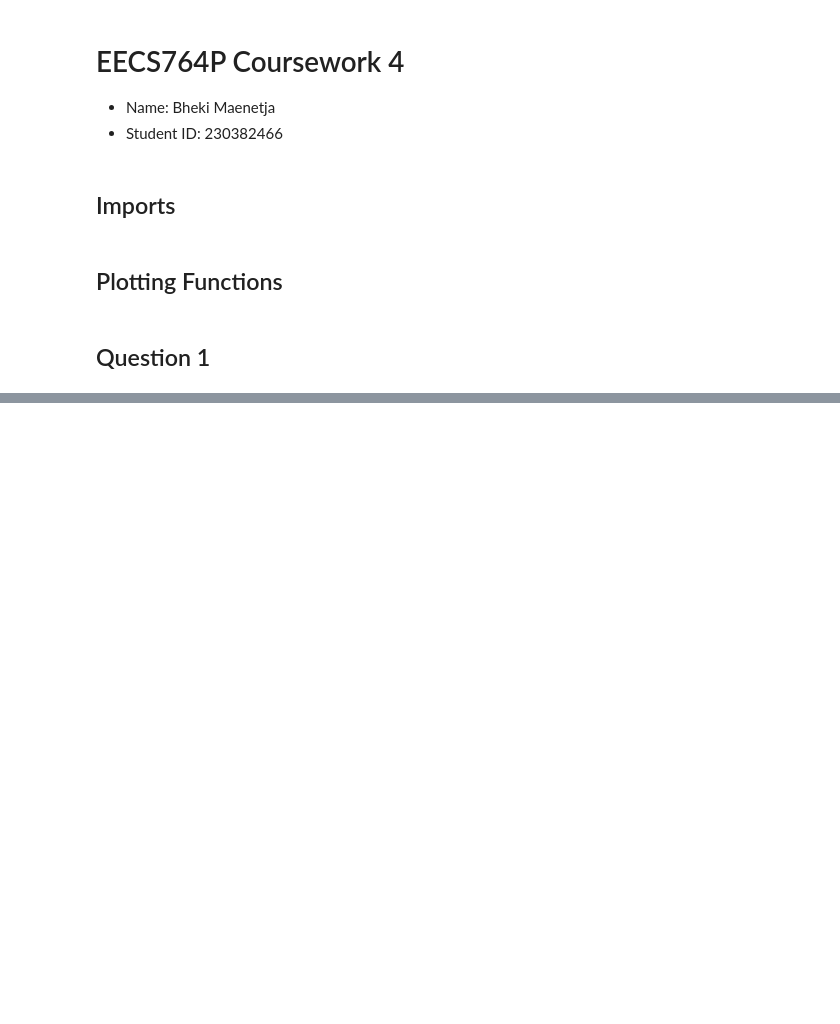
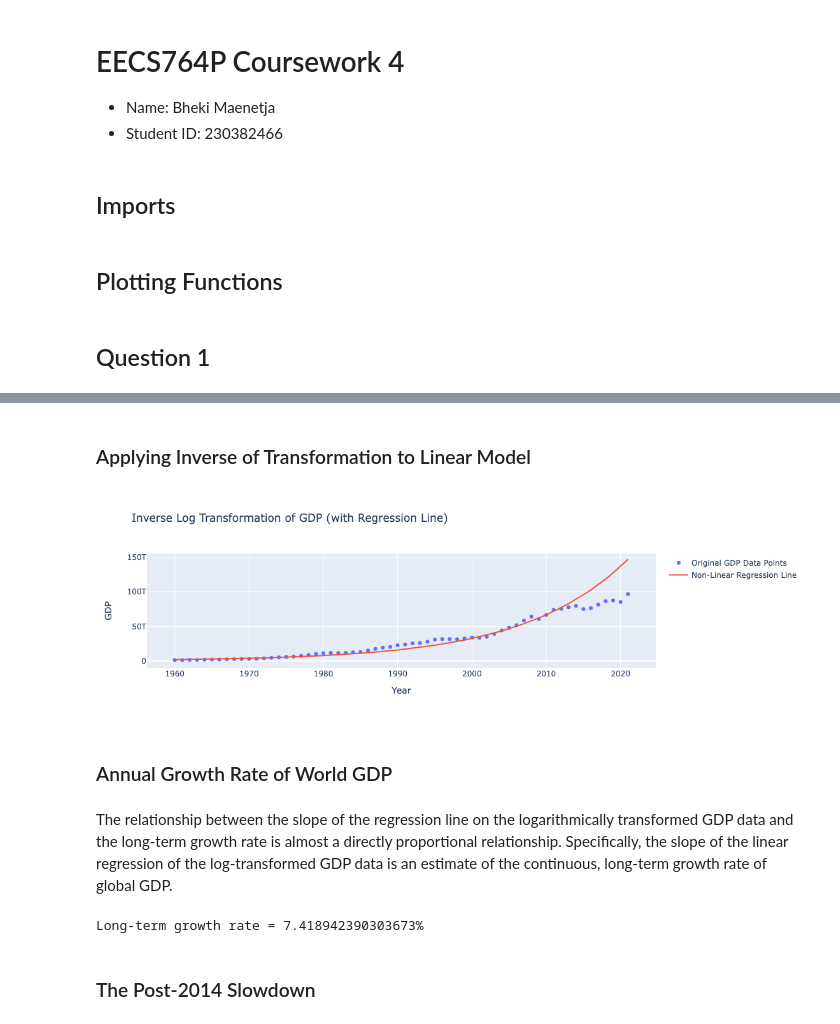
Before and after one commit to mhjp13/small-projects-ai, a Jupyter notebook: qmul/csp764/230382466-Bheki_Maenetja_CW4.ipynb, the cells around one changed output, grey strips where cells are left out. Cells and saved outputs as stored; diff of their text form; code cells hidden in the pictures; blank space fills up the shorter version.

```diff
--- a/qmul/csp764/230382466-Bheki_Maenetja_CW4.ipynb
+++ b/qmul/csp764/230382466-Bheki_Maenetja_CW4.ipynb
@@ -175,0 +235,31 @@ Non-standard ISO country codes: WLD
+# %% [markdown]
+### Applying Inverse of Transformation to Linear Model
+# %%
+# Apply inverse of the log transformation (exponentiation) to regression line
+nonlin_reg_line = np.exp(reg_line)
+
+# Plot results
+nonlin_reg_line_trace = create_trace(time, nonlin_reg_line, name="Non-Linear Regression Line")
+gdp_trace = create_trace(time, gdp, name="Original GDP Data Points", mode="markers")
+
+plot_data(
+    t1=gdp_trace,
+    t2=nonlin_reg_line_trace,
+    x_label="Year",
+    y_label="GDP",
+    title=f"Inverse Log Transformation of GDP (with Regression Line)"
+)
+# %% [output]
+[figure, added]
+# %% [markdown]
+### Annual Growth Rate of World GDP
+# %% [markdown]
+The relationship between the slope of the regression line on the logarithmically transformed GDP data and the long-term growth rate is almost a directly proportional relationship. Specifically, the slope of the linear regression of the log-transformed GDP data is an estimate of the continuous, long-term growth rate of global GDP.
+# %%
+# Calculating long-term growth rate
+rate = (np.exp(slope) - 1) * 100
+print(f"Long-term growth rate = {rate}%")
+# %% [output]
+Long-term growth rate = 7.418942390303673%
+# %% [markdown]
+### The Post-2014 Slowdown
```
Also changed, not shown: parts of 10 cells of this notebook.
